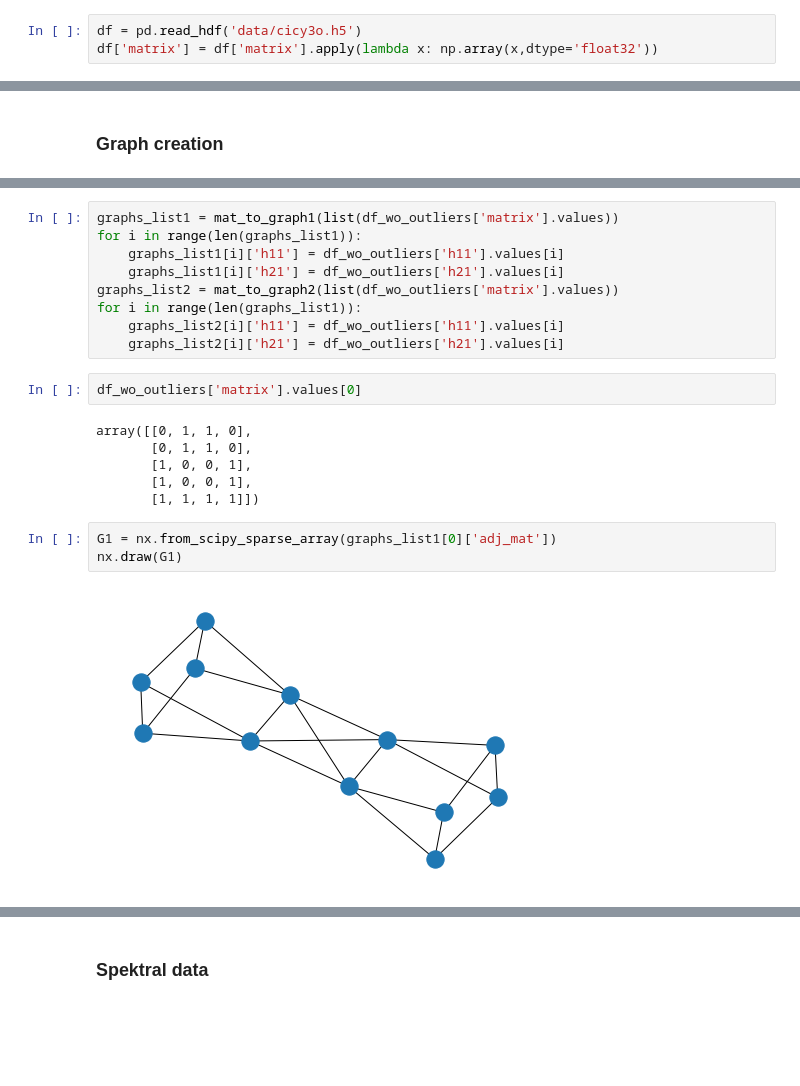
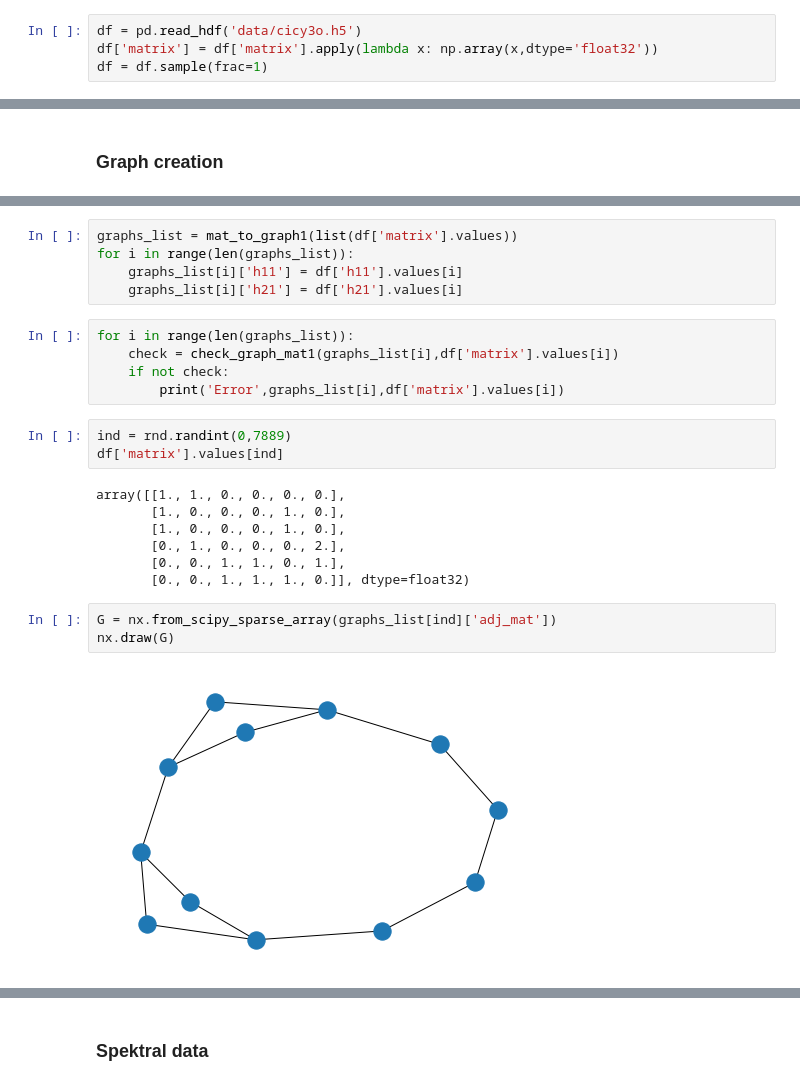
Before and after one commit to qerboz/cicy-internship, a Jupyter notebook: prog/Notebook.ipynb, the cells around one changed output, grey strips where cells are left out. Cells and saved outputs as stored; diff of their text form; blank space fills up the shorter version.

```diff
--- a/prog/Notebook.ipynb
+++ b/prog/Notebook.ipynb
@@ -18,6 +19,7 @@ import datetime
 # %%
 df = pd.read_hdf('data/cicy3o.h5')
 df['matrix'] = df['matrix'].apply(lambda x: np.array(x,dtype='float32'))
+df = df.sample(frac=1)
 # %% [markdown]
 # Data Analysis
 # %%
@@ -441,22 +461,25 @@ def mat_to_graph2(matrices):
 # %%
-graphs_list1 = mat_to_graph1(list(df_wo_outliers['matrix'].values))
-for i in range(len(graphs_list1)):
-    graphs_list1[i]['h11'] = df_wo_outliers['h11'].values[i]
-    graphs_list1[i]['h21'] = df_wo_outliers['h21'].values[i]
-graphs_list2 = mat_to_graph2(list(df_wo_outliers['matrix'].values))
-for i in range(len(graphs_list1)):
-    graphs_list2[i]['h11'] = df_wo_outliers['h11'].values[i]
-    graphs_list2[i]['h21'] = df_wo_outliers['h21'].values[i]
+graphs_list = mat_to_graph1(list(df['matrix'].values))
+for i in range(len(graphs_list)):
+    graphs_list[i]['h11'] = df['h11'].values[i]
+    graphs_list[i]['h21'] = df['h21'].values[i]
-# %%
-df_wo_outliers['matrix'].values[0]
-# %% [output]
-array([[0, 1, 1, 0],
-       [0, 1, 1, 0],
-       [1, 0, 0, 1],
-       [1, 0, 0, 1],
-       [1, 1, 1, 1]])
+# %%
+for i in range(len(graphs_list)):
+    check = check_graph_mat1(graphs_list[i],df['matrix'].values[i])
+    if not check:
+        print('Error',graphs_list[i],df['matrix'].values[i])
+# %%
+ind = rnd.randint(0,7889)
+df['matrix'].values[ind]
+# %% [output]
+array([[1., 1., 0., 0., 0., 0.],
+       [1., 0., 0., 0., 1., 0.],
+       [1., 0., 0., 0., 1., 0.],
+       [0., 1., 0., 0., 0., 2.],
+       [0., 0., 1., 1., 0., 1.],
+       [0., 0., 1., 1., 1., 0.]], dtype=float32)
 # %%
-G1 = nx.from_scipy_sparse_array(graphs_list1[0]['adj_mat'])
-nx.draw(G1)
+G = nx.from_scipy_sparse_array(graphs_list[ind]['adj_mat'])
+nx.draw(G)
 # %% [output]
-[figure, old version]
+[figure, new version]
```
Also changed, not shown: parts of 12 cells of this notebook, 50 other files.
